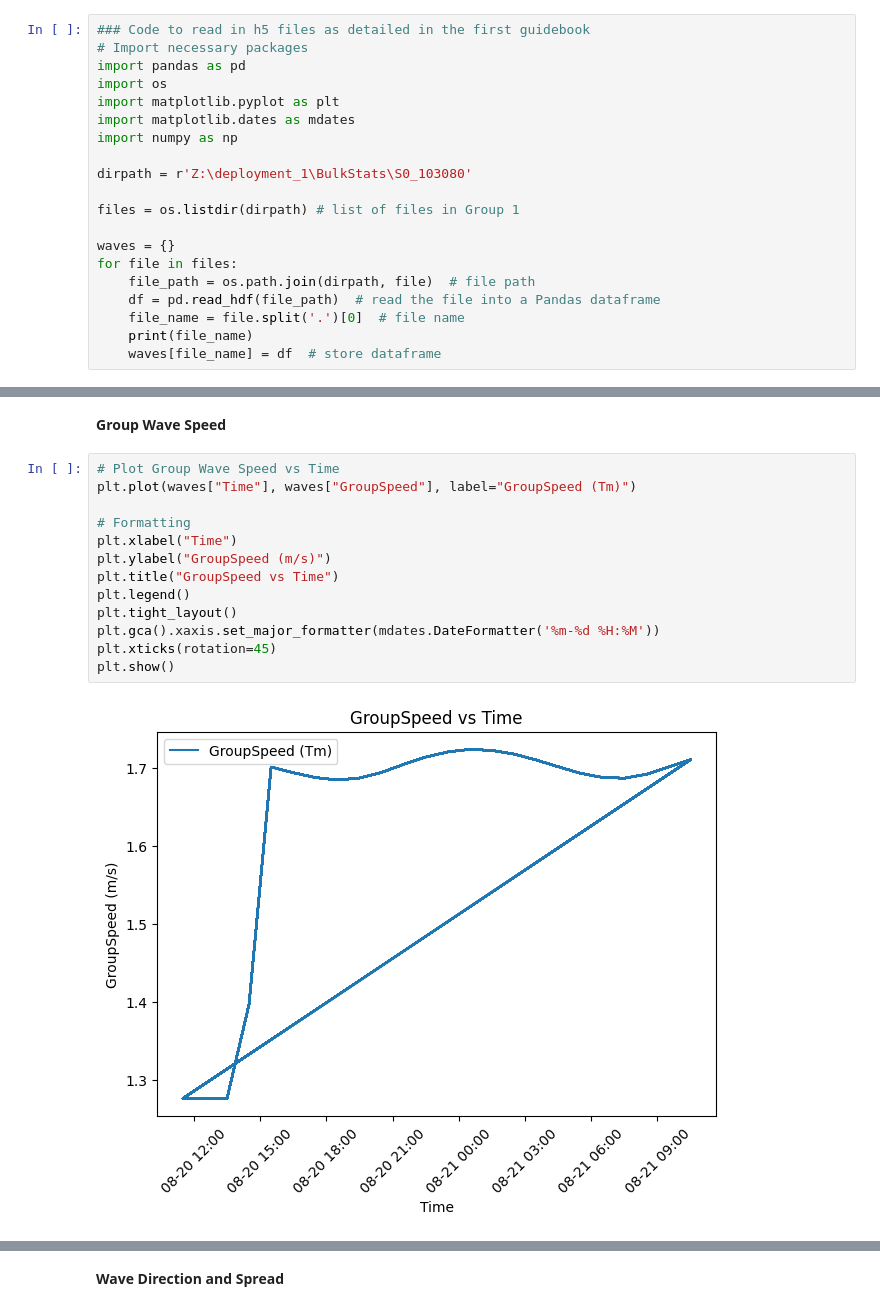
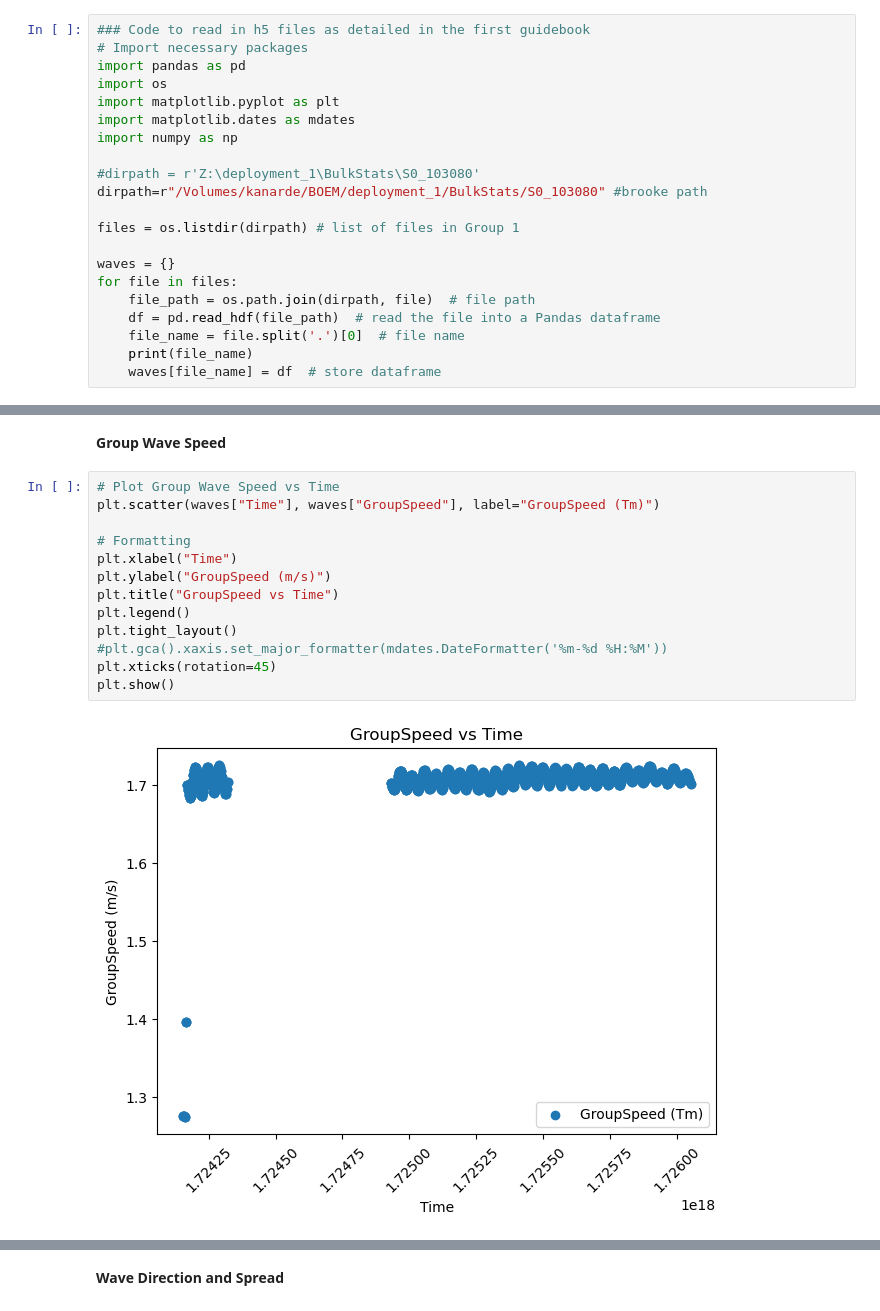
Before and after one commit to NCSU-CHAZ/BOEM-Oak-Island, a Jupyter notebook: notebooks/BOEM_bulkstats.ipynb, the cells around one changed output, grey strips where cells are left out. Drawn from its saved outputs; the diff is of its cells as text.

```diff
--- a/notebooks/BOEM_bulkstats.ipynb
+++ b/notebooks/BOEM_bulkstats.ipynb
@@ -23,7 +23,8 @@ import matplotlib.pyplot as plt
 import matplotlib.dates as mdates
 import numpy as np
 
-dirpath = r'Z:\deployment_1\BulkStats\S0_103080'
+#dirpath = r'Z:\deployment_1\BulkStats\S0_103080'
+dirpath=r"/Volumes/kanarde/BOEM/deployment_1/BulkStats/S0_103080" #brooke path
 
 files = os.listdir(dirpath) # list of files in Group 1
 
@@ -124,19 +129,19 @@ plt.show()
 **Group Wave Speed**
 # %%
 # Plot Group Wave Speed vs Time
-plt.plot(waves["Time"], waves["GroupSpeed"], label="GroupSpeed (Tm)")
+plt.scatter(waves["Time"], waves["GroupSpeed"], label="GroupSpeed (Tm)")
 
 # Formatting
 plt.xlabel("Time")
 plt.ylabel("GroupSpeed (m/s)")
 plt.title("GroupSpeed vs Time")
 plt.legend()
 plt.tight_layout()
-plt.gca().xaxis.set_major_formatter(mdates.DateFormatter('%m-%d %H:%M'))
+#plt.gca().xaxis.set_major_formatter(mdates.DateFormatter('%m-%d %H:%M'))
 plt.xticks(rotation=45)
 plt.show()
 # %% [output]
-[figure, old version]
+[figure, new version]
 # %%
 #Look at correlation between wave height and wave group speed
 plt.scatter(waves['SignificantWaveHeight'], waves['GroupSpeed'], c='blue', alpha=0.6)
```
Also changed, not shown: parts of 16 cells of this notebook.
